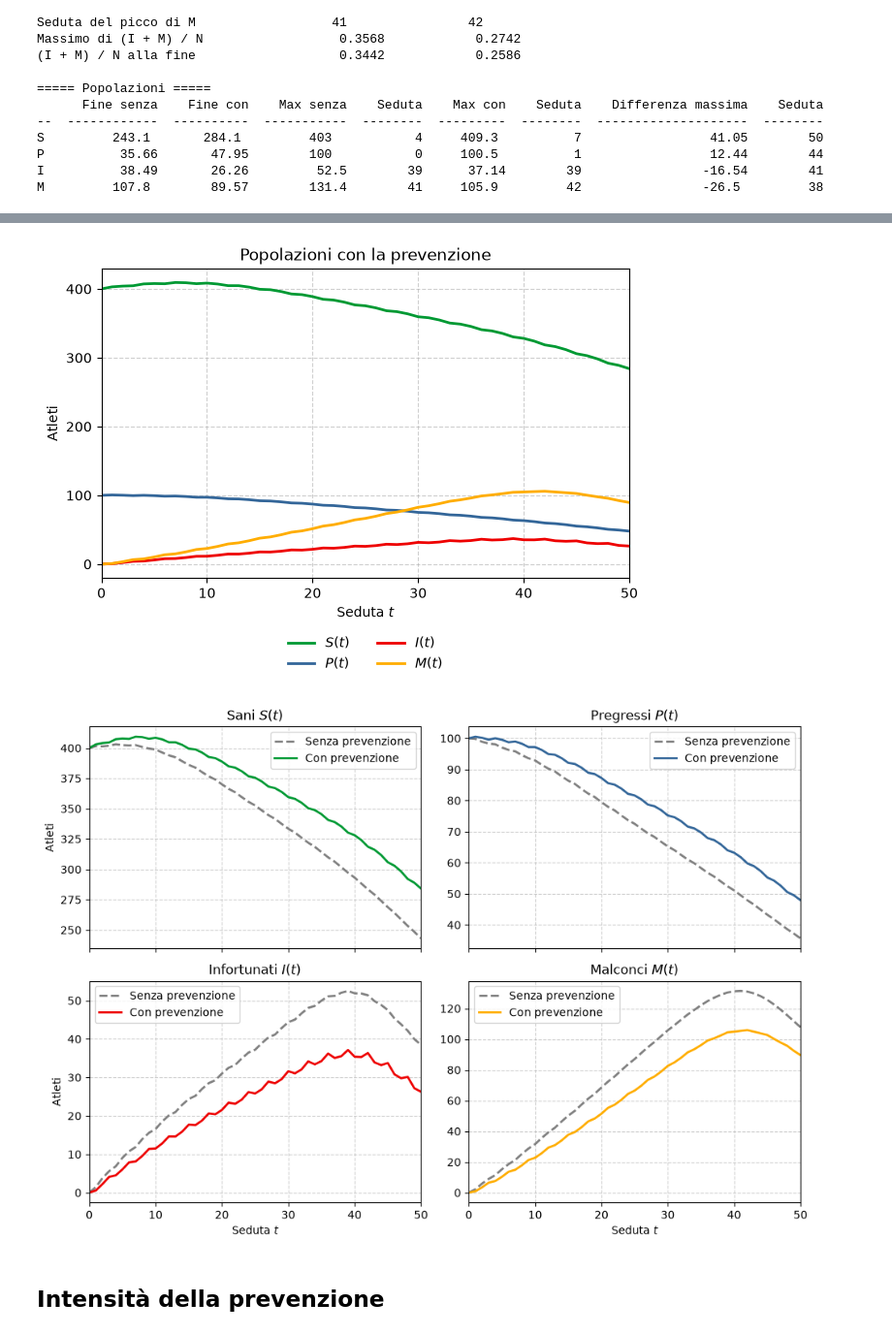
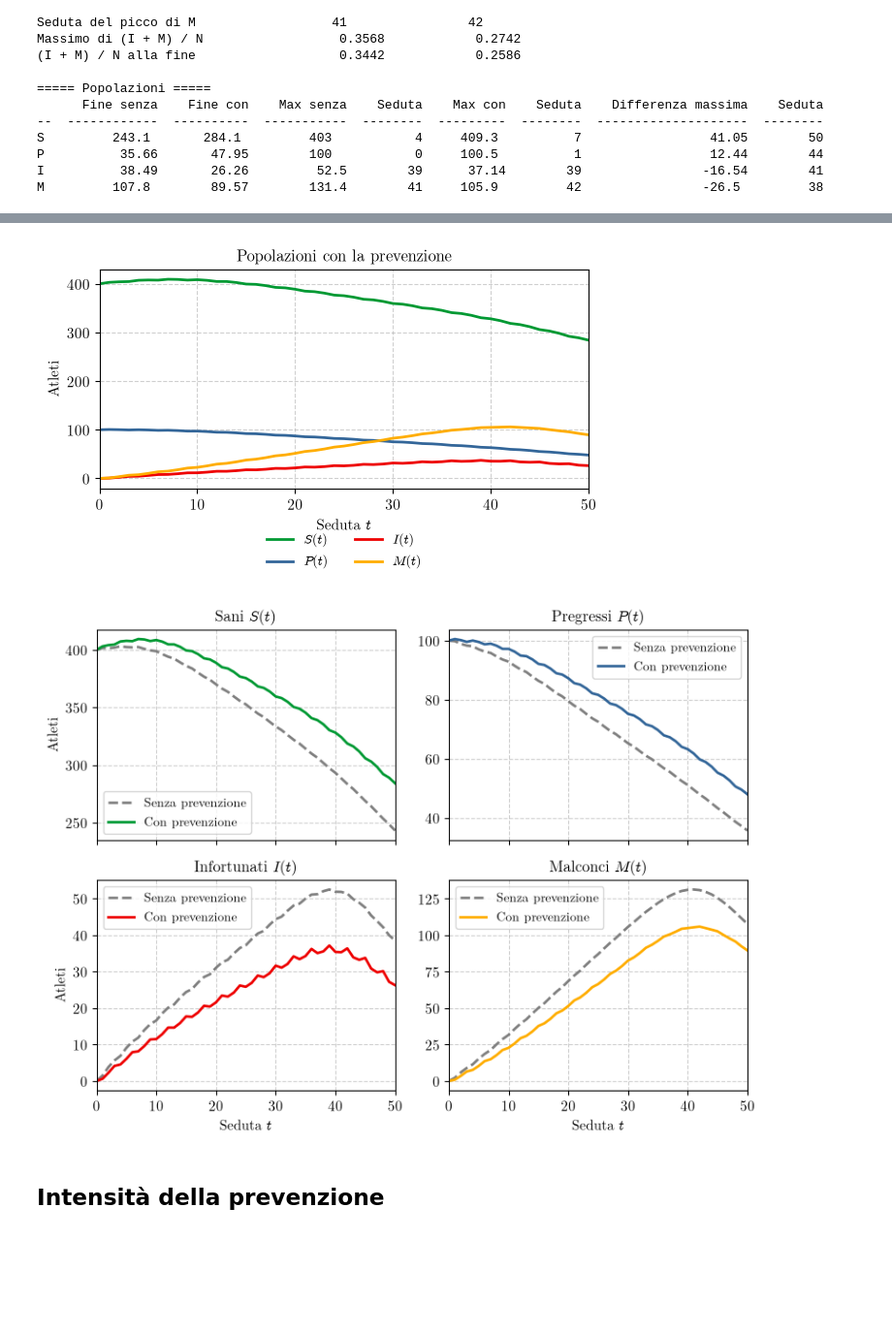
Before and after one commit to Urbani-Ludovico/bachelor-thesis, a Jupyter notebook: simulazioni/modello.ipynb, the cells around one changed output, grey strips where cells are left out. Shown at 97% size. Drawn from its saved outputs; the diff is of its cells as text; code cells hidden in the pictures; blank space fills up the shorter version.

Commit message:
Fixed plot font

```diff
--- a/simulazioni/modello.ipynb
+++ b/simulazioni/modello.ipynb
@@ -9,6 +9,17 @@ from typing import Any, Literal, Self
 import numpy as np
 import numpy.typing as npt
 import matplotlib.pyplot as plt
+
+plt.rcParams.update({
+    "font.family": "serif",
+    "font.serif": ["LM Roman 10", "Latin Modern Roman", "DejaVu Serif"],
+    "mathtext.fontset": "cm",
+    "font.size": 11,
+    "axes.titlesize": 12,
+    "legend.fontsize": 10,
+    "figure.figsize": (6, 3.8),
+    "savefig.bbox": "tight",
+})
 from scipy.optimize import minimize
 from tabulate import tabulate
 
@@ -897,30 +908,30 @@ for population, color, _ in POPULATIONS:
 save_plot("popolazioni", "Popolazioni con la prevenzione", "Atleti",
           folder = CONTROL_DIR, x_label = r"Seduta $t$", legend_below = True)
 # %% [output]
-[figure, old version]
+[figure, new version]
 # %%
 # Ogni popolazione con e senza prevenzione
-fig, axes = plt.subplots(2, 2, figsize = (10, 7), sharex = True)
+fig, axes = plt.subplots(2, 2, figsize = (8, 6), sharex = True)
 
 for ax, (population, color, title) in zip(axes.flat, POPULATIONS):
     ax.plot(getattr(no_control_model, population), color = "grey", linewidth = 2, linestyle = "--", label = "Senza prevenzione")
     ax.plot(getattr(control_model, population), color = color, linewidth = 2, label = "Con prevenzione")
     ax.set_title(rf"{title} ${population}(t)$")
     ax.set_xlim(0, T)
     ax.grid(True, linestyle = "--", alpha = 0.6)
     ax.legend()
 
 for ax in axes[1]:
     ax.set_xlabel(r"Seduta $t$")
 for ax in axes[:, 0]:
     ax.set_ylabel("Atleti")
 
 plt.tight_layout()
 plt.savefig(os.path.join(CONTROL_DIR, "confronto_popolazioni.pdf"), dpi = 300)
 plt.show()
 plt.close()
 # %% [output]
-[figure, old version]
+[figure, new version]
 # %% [markdown]
 ## Intensità della prevenzione
 # %%
```
Also changed, not shown: parts of 10 cells of this notebook, 21 other files.
